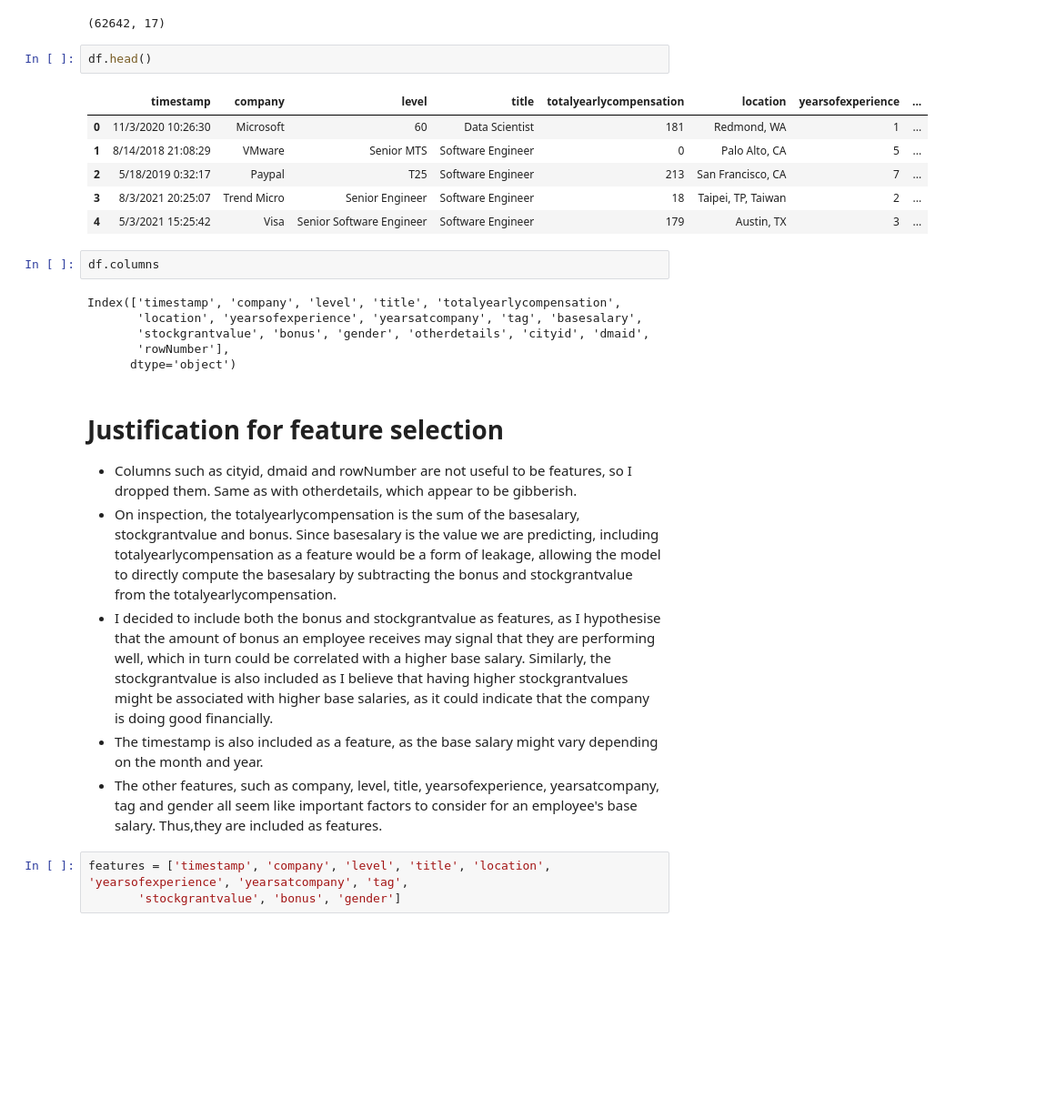
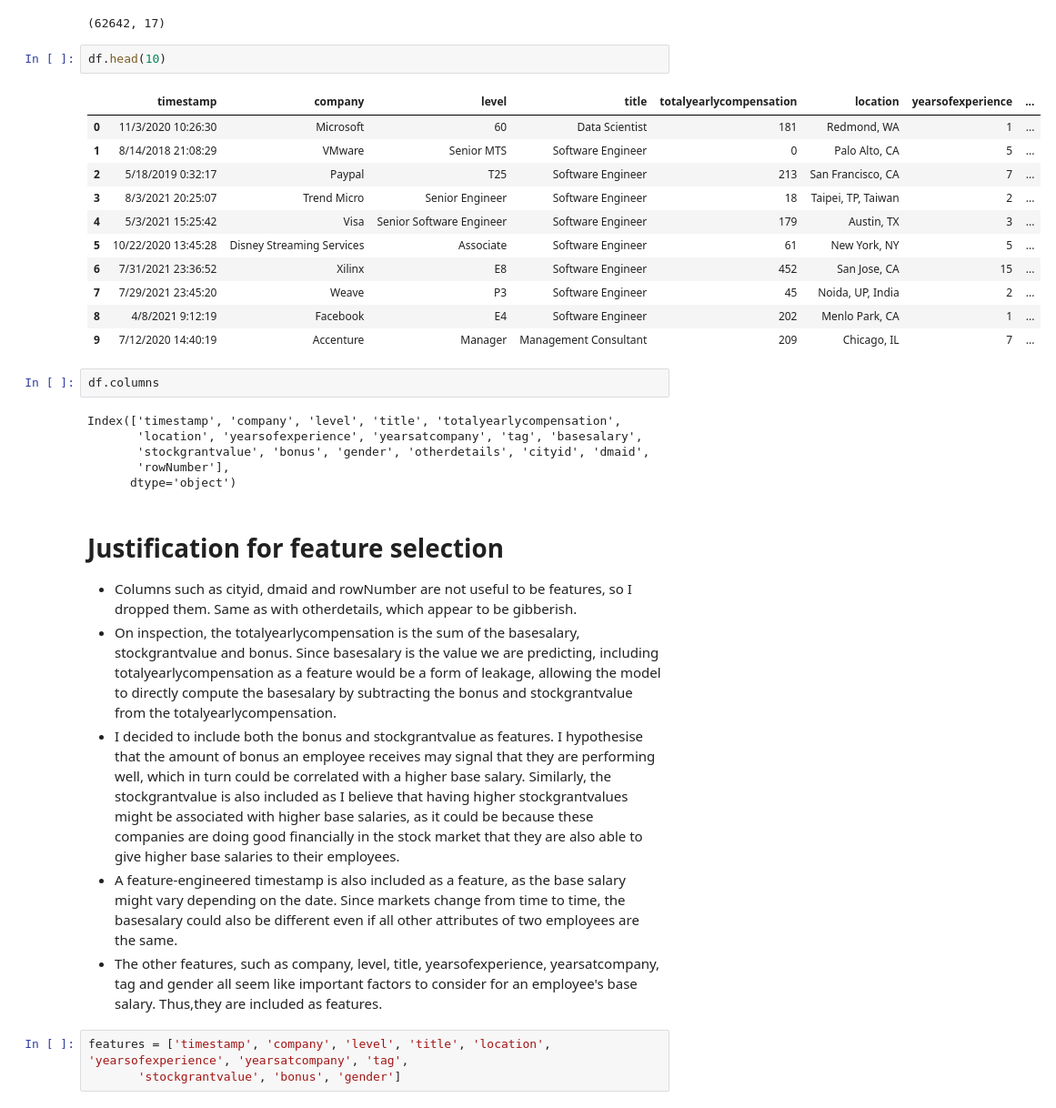
Before and after one commit to bowei-yu/artificial_intelligence, a Jupyter notebook: ai1/labs/ai1.ipynb, the cells around one changed output. Shown at 91% size. Drawn from its saved outputs; the diff is of its cells as text; blank space fills up the shorter version.

```diff
--- a/ai1/labs/ai1.ipynb
+++ b/ai1/labs/ai1.ipynb
@@ -41,14 +48,19 @@ df.shape
 # %% [output]
 (62642, 17)
 # %%
-df.head()
+df.head(10)
 # %% [output]
 |  | timestamp | company | level | title | totalyearlycompensation | location | yearsofexperience | ... |
 | 0 | 11/3/2020 10:26:30 | Microsoft | 60 | Data Scientist | 181 | Redmond, WA | 1 | ... |
 | 1 | 8/14/2018 21:08:29 | VMware | Senior MTS | Software Engineer | 0 | Palo Alto, CA | 5 | ... |
 | 2 | 5/18/2019 0:32:17 | Paypal | T25 | Software Engineer | 213 | San Francisco, CA | 7 | ... |
 | 3 | 8/3/2021 20:25:07 | Trend Micro | Senior Engineer | Software Engineer | 18 | Taipei, TP, Taiwan | 2 | ... |
 | 4 | 5/3/2021 15:25:42 | Visa | Senior Software Engineer | Software Engineer | 179 | Austin, TX | 3 | ... |
+| 5 | 10/22/2020 13:45:28 | Disney Streaming Services | Associate | Software Engineer | 61 | New York, NY | 5 | ... |
+| 6 | 7/31/2021 23:36:52 | Xilinx | E8 | Software Engineer | 452 | San Jose, CA | 15 | ... |
+| 7 | 7/29/2021 23:45:20 | Weave | P3 | Software Engineer | 45 | Noida, UP, India | 2 | ... |
+| 8 | 4/8/2021 9:12:19 | Facebook | E4 | Software Engineer | 202 | Menlo Park, CA | 1 | ... |
+| 9 | 7/12/2020 14:40:19 | Accenture | Manager | Management Consultant | 209 | Chicago, IL | 7 | ... |
 # %%
 df.columns
 # %% [output]
@@ -64,9 +76,9 @@ Index(['timestamp', 'company', 'level', 'title', 'totalyearlycompensation',
 
 <li>On inspection, the totalyearlycompensation is the sum of the basesalary, stockgrantvalue and bonus. Since basesalary is the value we are predicting, including totalyearlycompensation as a feature would be a form of leakage, allowing the model to directly compute the basesalary by subtracting the bonus and stockgrantvalue from the totalyearlycompensation.</li>
 
-<li>I decided to include both the bonus and stockgrantvalue as features, as I hypothesise that the amount of bonus an employee receives may signal that they are performing well, which in turn could be correlated with a higher base salary. Similarly, the stockgrantvalue is also included as I believe that having higher stockgrantvalues might be associated with higher base salaries, as it could indicate that the company is doing good financially.</li>
+<li>I decided to include both the bonus and stockgrantvalue as features. I hypothesise that the amount of bonus an employee receives may signal that they are performing well, which in turn could be correlated with a higher base salary. Similarly, the stockgrantvalue is also included as I believe that having higher stockgrantvalues might be associated with higher base salaries, as it could be because these companies are doing good financially in the stock market that they are also able to give higher base salaries to their employees.</li>
 
-<li>The timestamp is also included as a feature, as the base salary might vary depending on the month and year.</li>
+<li>A feature-engineered timestamp is also included as a feature, as the base salary might vary depending on the date. Since markets change from time to time, the basesalary could also be different even if all other attributes of two employees are the same.</li>
 
 <li>The other features, such as company, level, title, yearsofexperience, yearsatcompany, tag and gender all seem like important factors to consider for an employee's base salary. Thus,they are included as features.</li>
 </ul>
```
Also changed, not shown: parts of 71 cells of this notebook.
